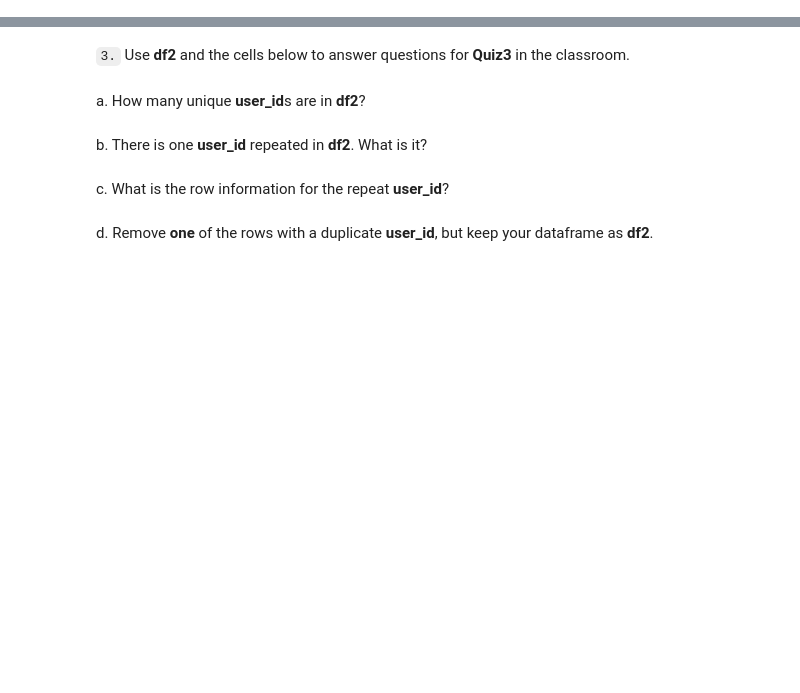
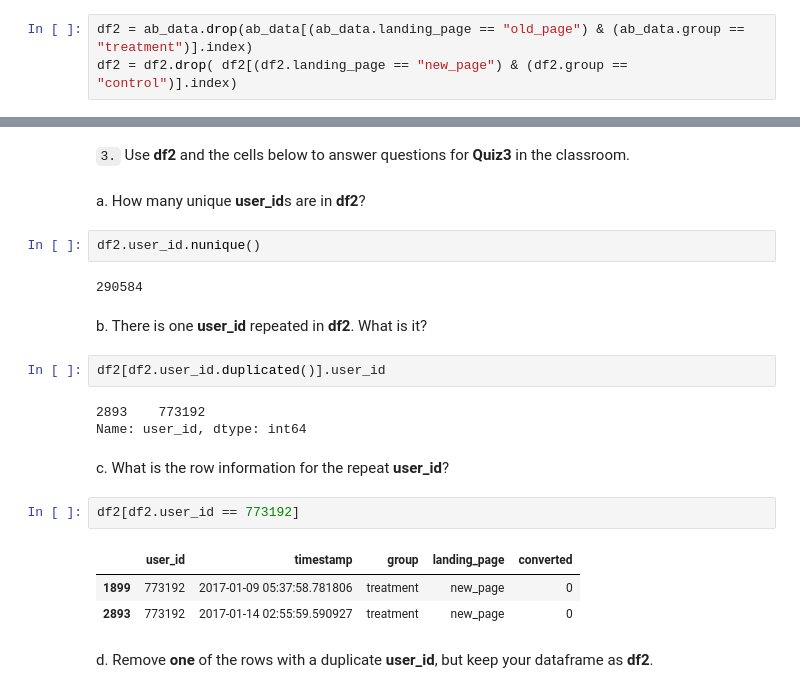
Before and after one commit to mohiiieldin/Advance-Data-Analysis-Nano-Degree-by-Udacity-, a Jupyter notebook: Practical Statistics/Analyze_ab_test_results_notebook.ipynb, the cells around one changed output, grey strips where cells are left out. Drawn from its saved outputs; the diff is of its cells as text; blank space fills up the shorter version.

```diff
--- a/Practical Statistics/Analyze_ab_test_results_notebook.ipynb
+++ b/Practical Statistics/Analyze_ab_test_results_notebook.ipynb
@@ -53,6 +88,9 @@ f. Do any of the rows have missing values?
 `2.` For the rows where **treatment** is not aligned with **new_page** or **control** is not aligned with **old_page**, we cannot be sure if this row truly received the new or old page.  Use **Quiz 2** in the classroom to provide how we should handle these rows.
 
 a. Now use the answer to the quiz to create a new dataset that meets the specifications from the quiz.  Store your new dataframe in **df2**.
+# %%
+df2 = ab_data.drop(ab_data[(ab_data.landing_page == "old_page") & (ab_data.group == "treatment")].index)
+df2 = df2.drop( df2[(df2.landing_page == "new_page") & (df2.group == "control")].index)
 # %%
 # Double Check all of the correct rows were removed - this should be 0
 df2[((df2['group'] == 'treatment') == (df2['landing_page'] == 'new_page')) == False].shape[0]
@@ -60,9 +100,24 @@ df2[((df2['group'] == 'treatment') == (df2['landing_page'] == 'new_page')) == Fa
 `3.` Use **df2** and the cells below to answer questions for **Quiz3** in the classroom.
 # %% [markdown]
 a. How many unique **user_id**s are in **df2**?
+# %%
+df2.user_id.nunique()
+# %% [output]
+290584
 # %% [markdown]
 b. There is one **user_id** repeated in **df2**.  What is it?
+# %%
+df2[df2.user_id.duplicated()].user_id
+# %% [output]
+2893    773192
+Name: user_id, dtype: int64
 # %% [markdown]
 c. What is the row information for the repeat **user_id**?
+# %%
+df2[df2.user_id == 773192]
+# %% [output]
+|  | user_id | timestamp | group | landing_page | converted |
+| 1899 | 773192 | 2017-01-09 05:37:58.781806 | treatment | new_page | 0 |
+| 2893 | 773192 | 2017-01-14 02:55:59.590927 | treatment | new_page | 0 |
 # %% [markdown]
 d. Remove **one** of the rows with a duplicate **user_id**, but keep your dataframe as **df2**.
```
Also changed, not shown: parts of 26 cells of this notebook.
